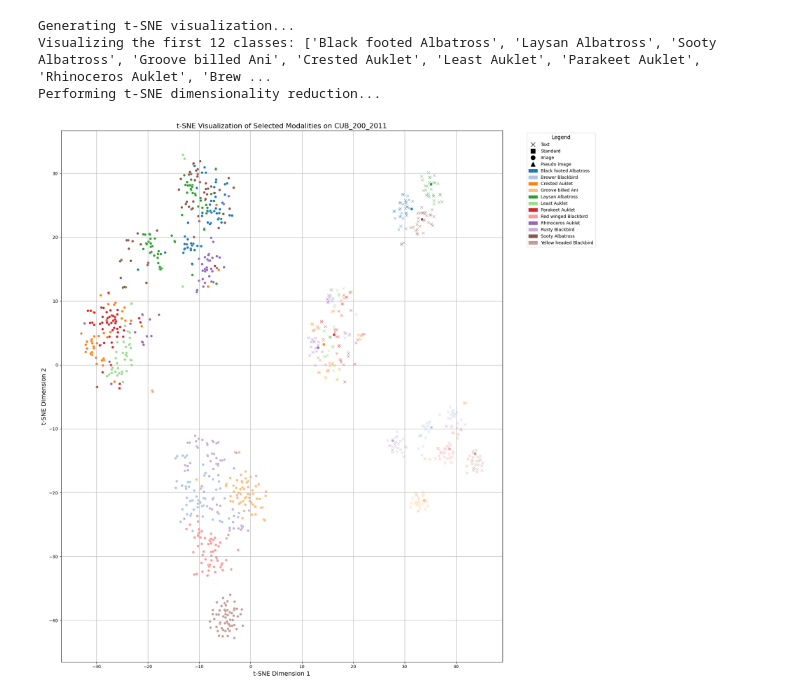
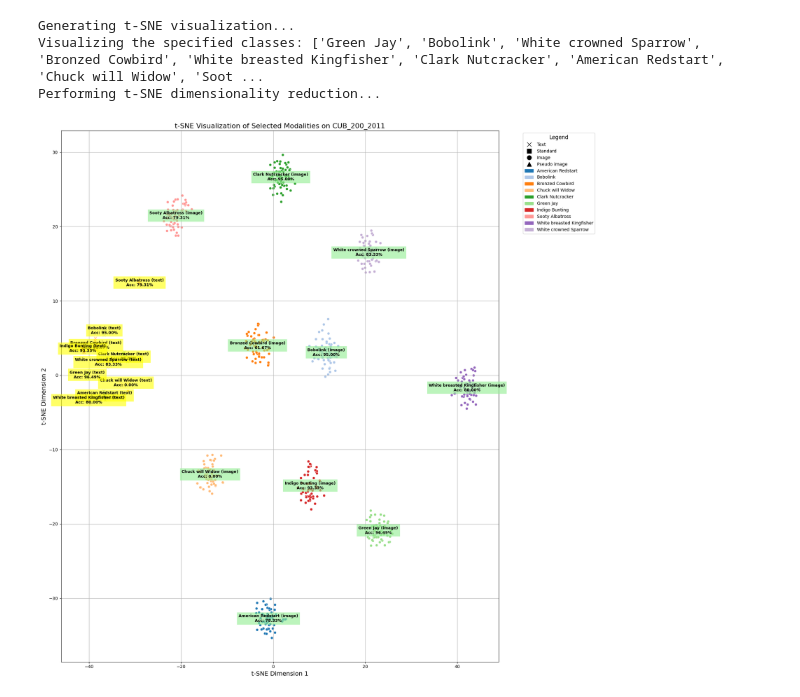
Before and after one commit to ywugwu/ms-thesis, a Jupyter notebook: q4_text_prior.ipynb, the cells around one changed output. Drawn from its saved outputs; the diff is of its cells as text; code cells hidden in the pictures.

Commit message:
Refactor configuration and update model parameters; remove unused dataset entries and adjust caption generation logic.

```diff
--- a/q4_text_prior.ipynb
+++ b/q4_text_prior.ipynb
@@ -30,13 +30,14 @@ import torch.nn.functional as F
 # available_datasets = ['CUB_200_2011', 'Stanford_dogs', 'Flower102', 'NWPU-RESISC45]
 PSEUDO_DATA = False
 DATASET_NAME = 'CUB_200_2011'
-MODEL_NAME = "openai/clip-vit-base-patch32"
+# MODEL_NAME = "openai/clip-vit-base-patch32"
+MODEL_NAME = "openai/clip-vit-large-patch14"
 # MODEL_NAME = "google/siglip-base-patch16-224"
 # MODEL_NAME = "facebook/flava-full"
 PSEUDO_IMAGES_FOLDER = f'pseudo_images/{DATASET_NAME}'
 BATCH_SIZE = 64         # Adjust based on your GPU memory
 KNN_BATCH_SIZE = 1024   # For zero-shot accuracy computation
-NUM_CAPTIONS = 32       # Number of alternative captions per class
+NUM_CAPTIONS = 12       # Number of alternative captions per class
 TSNE_PERPLEXITY = 30    # Perplexity parameter for t-SNE
 TSNE_N_ITER = 1000      # Number of iterations for t-SNE
 TOP_K_CLASSES = 12      # Number of classes to visualize in t-SNE
@@ -425,8 +426,8 @@ combined_modalities = [item['modality'] for item in combined_data]
 real_per_class_accuracy, real_overall_accuracy, real_class_correct, real_class_total = compute_zero_shot_accuracy(
     image_embeddings=image_embeddings,
     image_labels=image_labels,
-    text_embeddings=text_embeddings,
-    text_labels=text_labels,
+    text_embeddings=standard_embeddings,
+    text_labels=standard_labels,
     batch_size=KNN_BATCH_SIZE
 )
 
@@ -668,7 +736,8 @@ Average Error of KNN Prediction vs Actual Accuracies: 0.2056
 # 'NWPU-RESISC45' 0.4321 / 0.0679 idk why
 # %%
 def plot_tsne(combined_embeddings, combined_labels, combined_modalities,
-             per_class_accuracy, n_classes, top_k=12, selected_modalities=['text', 'standard', 'image', 'pseudo_image']):
+             per_class_accuracy, n_classes, top_k=12, selected_modalities=['text', 'standard', 'image', 'pseudo_image'],
+             selected_class_names=None):
     """
     Perform t-SNE visualization on selected modalities and classes.
 
@@ -678,16 +747,30 @@ def plot_tsne(combined_embeddings, combined_labels, combined_modalities,
         combined_modalities (List[str]): Modalities corresponding to each embedding.
         per_class_accuracy (dict): Per-class accuracy for annotation.
         n_classes (List[str]): List of all class names.
-        top_k (int): Number of top classes to visualize.
+        top_k (int): Number of top classes to visualize if selected_class_names is not provided.
         selected_modalities (List[str]): Modalities to include in the visualization.
+        selected_class_names (List[str], optional): Specific class names to visualize.
+                                                   If provided, overrides top_k selection.
+
+    Raises:
+        ValueError: If any of the selected_class_names are not present in n_classes.
     """
     import matplotlib.patches as mpatches
     from matplotlib.lines import Line2D
     from adjustText import adjust_text  # Import adjustText for annotation adjustment
 
-    # Select the first k classes
-    top_k_classes = n_classes[:top_k]
-    print(f"Visualizing the first {top_k} classes: {top_k_classes}")
+    # Determine the classes to visualize
+    if selected_class_names is not None:
+        # Validate provided class names
+        invalid_classes = [cls for cls in selected_class_names if cls not in n_classes]
+        if invalid_classes:
+            raise ValueError(f"The following classes are not present in the dataset: {invalid_classes}")
+        top_k_classes = selected_class_names
+        print(f"Visualizing the specified classes: {top_k_classes}")
+    else:
+        # Select the first k classes
+        top_k_classes = n_classes[:top_k]
+        print(f"Visualizing the first {top_k} classes: {top_k_classes}")
 
     # Create a mask using NumPy for proper boolean indexing
     mask = np.array([
@@ -772,7 +855,7 @@ def plot_tsne(combined_embeddings, combined_labels, combined_modalities,
     # Annotate each class within each modality
     for class_name in unique_classes:
         for modality in selected_modalities:
-            # skip come modalities
+            # skip some modalities
             if modality == 'standard' or modality == 'pseudo_image':
                 continue
             # Create a mask for the current class and modality
@@ -801,43 +884,48 @@ def plot_tsne(combined_embeddings, combined_labels, combined_modalities,
                 bbox_props = {'facecolor': 'white', 'alpha': 0.6, 'edgecolor': 'none'}
 
             # Create the text annotation
-    #         text = plt.text(
-    #             mean_x, mean_y, f"{class_name} ({modality})\nAcc: {acc:.2%}",
-    #             fontsize=9, weight='bold',
-    #             ha='center', va='center', color='black',
-    #             bbox=bbox_props
-    #         )
-    #         texts.append(text)
+            text = plt.text(
+                mean_x, mean_y, f"{class_name} ({modality})\nAcc: {acc:.2%}",
+                fontsize=9, weight='bold',
+                ha='center', va='center', color='black',
+                bbox=bbox_props
+            )
+            texts.append(text)
 
     # # Adjust text annotations to prevent overlapping
     # adjust_text(texts, arrowprops=dict(arrowstyle='->', color='red'))
 
     plt.title(f't-SNE Visualization of Selected Modalities on {DATASET_NAME}', fontsize=16)
     plt.xlabel('t-SNE Dimension 1', fontsize=14)
     plt.ylabel('t-SNE Dimension 2', fontsize=14)
     plt.grid(True)
     plt.tight_layout()
     plt.show()
 
+
 # =========================
 # t-SNE Visualization with Modality and Class Control
 # =========================
 print("Generating t-SNE visualization...")
 # Define the modalities you want to include in the visualization
 selected_modalities = ['text', 'standard', 'image', 'pseudo_image']  # Modify as needed
 
 # Call the t-SNE plotting function with class control
+# random sample some classes
+import random
+random_classes = random.sample(n_classes, 10)
 plot_tsne(
     combined_embeddings=combined_embeddings,
     combined_labels=combined_labels,
     combined_modalities=combined_modalities,
     per_class_accuracy=real_per_class_accuracy,
     n_classes=n_classes,
     top_k=TOP_K_CLASSES,
-    selected_modalities=selected_modalities
+    selected_modalities=selected_modalities,
+    selected_class_names=problematic_classes+random_classes,
 )
 # %% [output]
 Generating t-SNE visualization...
-Visualizing the first 12 classes: ['Black footed Albatross', 'Laysan Albatross', 'Sooty Albatross', 'Groove billed Ani', 'Crested Auklet', 'Least Auklet', 'Parakeet Auklet', 'Rhinoceros Auklet', 'Brew ...
+Visualizing the specified classes: ['Green Jay', 'Bobolink', 'White crowned Sparrow', 'Bronzed Cowbird', 'White breasted Kingfisher', 'Clark Nutcracker', 'American Redstart', 'Chuck will Widow', 'Soot ...
 Performing t-SNE dimensionality reduction...
-[figure, old version]
+[figure, new version]
```
Also changed, not shown: parts of 11 cells of this notebook, 10 other files.
